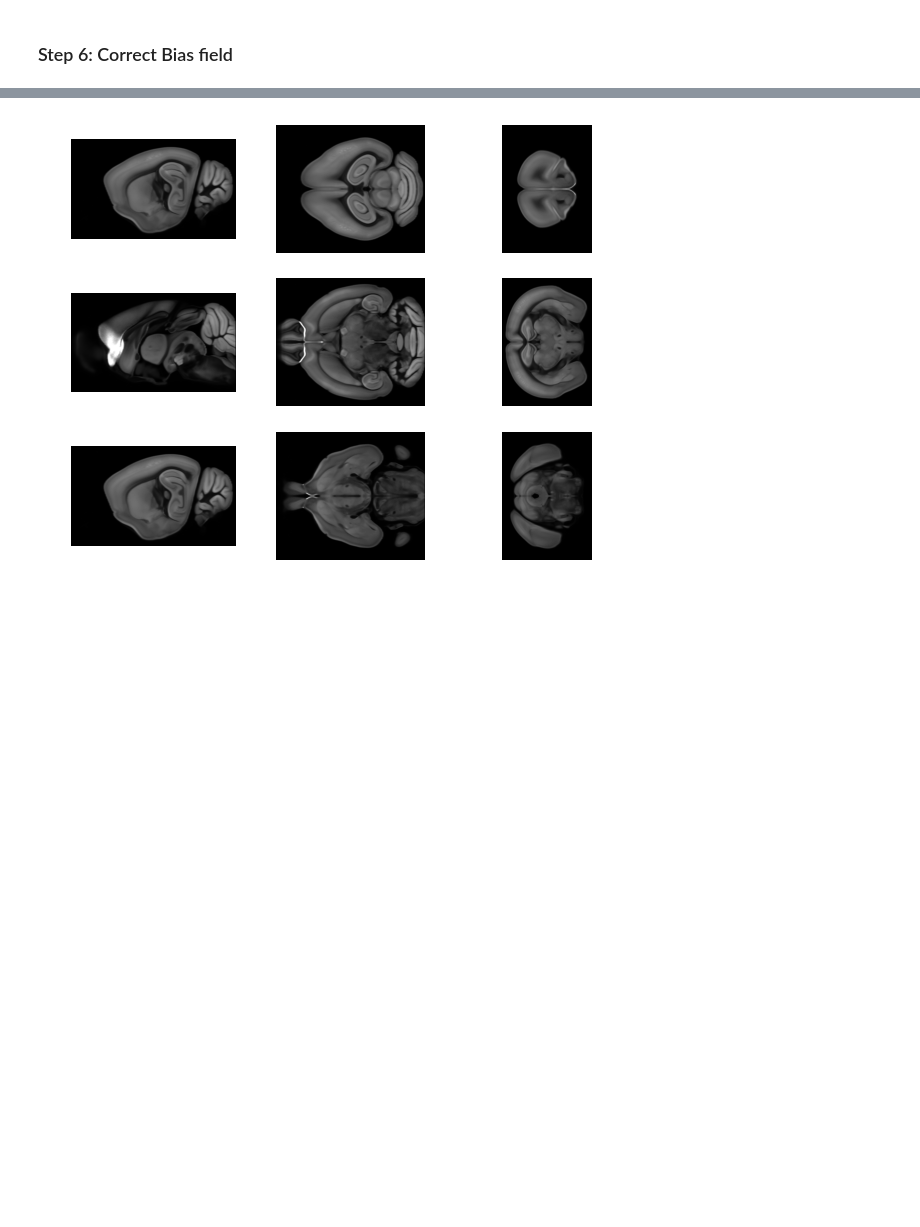
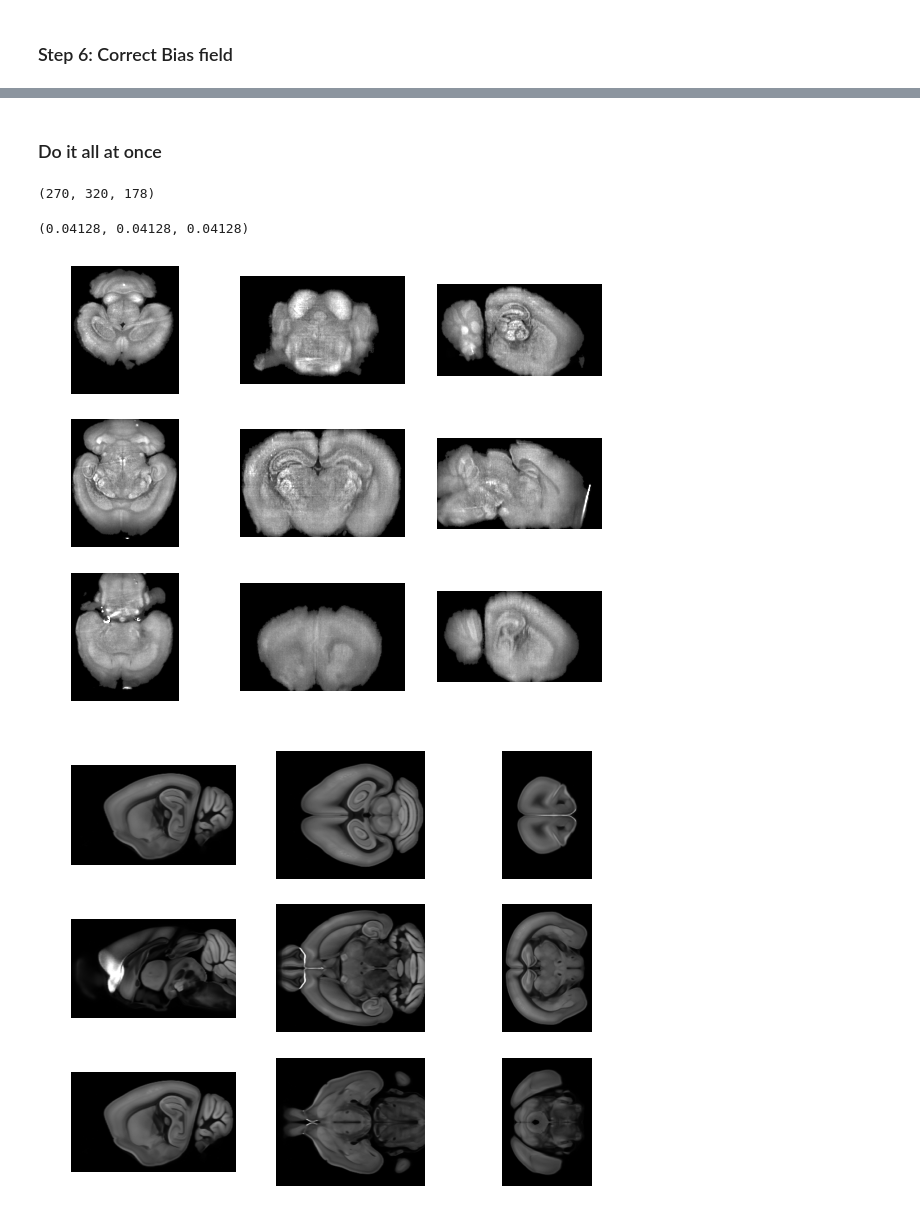
Before and after one commit to neurodata/ndreg, a Jupyter notebook: Registration package test.ipynb, the cells around one changed output, grey strips where cells are left out. Saved outputs shown, nothing was run; the diff lists cells and outputs as text; code cells hidden in the pictures; blank space fills up the shorter version.

```diff
--- a/Registration package test.ipynb
+++ b/Registration package test.ipynb
@@ -67,3 +67,19 @@ ndreg.imgShow(img_bias_corrected, vmax=1000)
+# %% [markdown]
+### Do it all at once
+# %%
+img_p = preprocessor.auto_preprocess()
+# %%
+img_p.GetSize()
+# %% [output]
+(270, 320, 178)
+# %%
+img_p.GetSpacing()
+# %% [output]
+(0.04128, 0.04128, 0.04128)
+# %%
+ndreg.imgShow(img_p, vmax=1000)
+# %% [output]
+[figure, added]
 # %%
 ndreg.imgShow(atlas)
 # %% [output]
```
Also changed, not shown: parts of 79 cells of this notebook, 3 other files.
